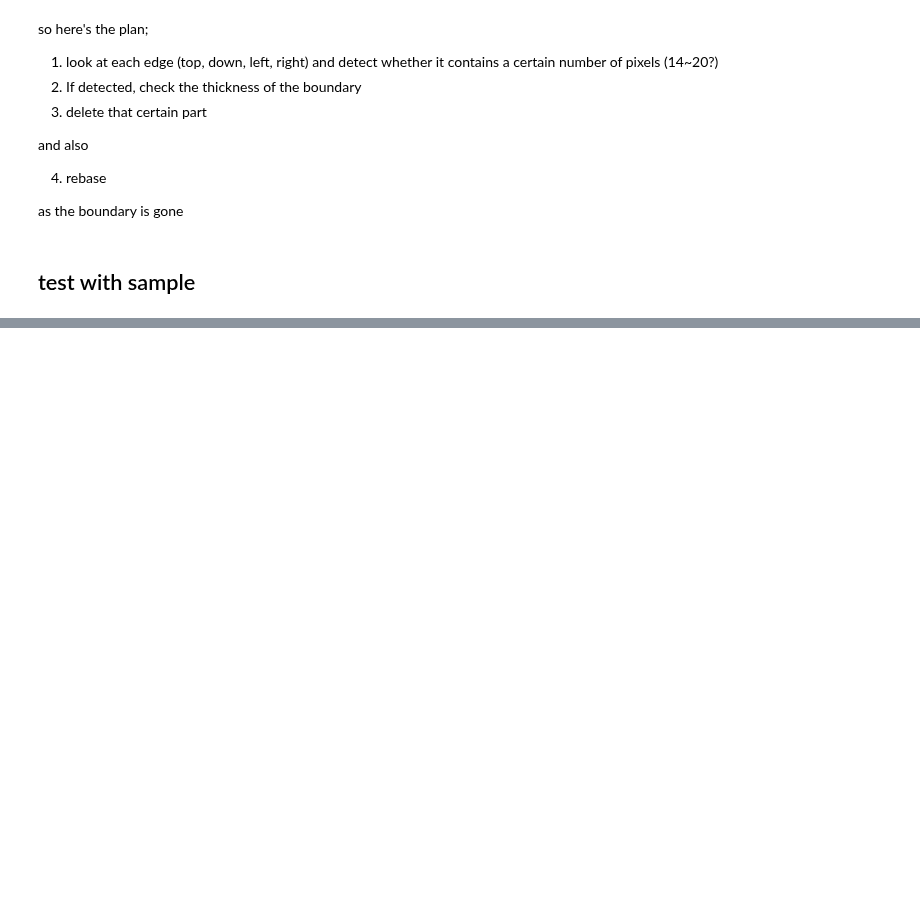
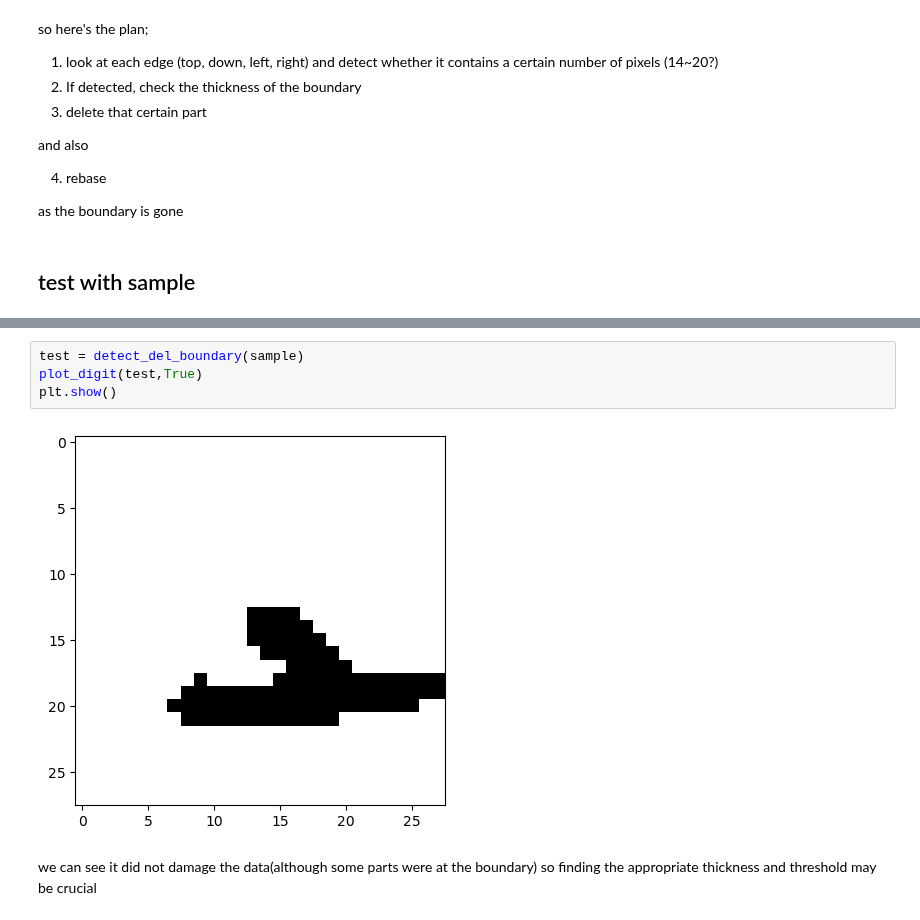
Before and after one commit to nonameR9077/MLproject_2023-2, a Jupyter notebook: preprocessing/npzBorderDel.ipynb, the cells around one changed output, grey strips where cells are left out. Saved outputs shown, nothing was run; the diff lists cells and outputs as text; blank space fills up the shorter version.

```diff
--- a/preprocessing/npzBorderDel.ipynb
+++ b/preprocessing/npzBorderDel.ipynb
@@ -134,0 +140,9 @@ plot_digit(curr_data_num_trVal_img[0])
+# %%
+test = detect_del_boundary(sample)
+plot_digit(test,True)
+plt.show()
+# %% [output]
+[figure, added]
+# %% [markdown]
+we can see it did not damage the data(although some parts were at the boundary)
+so finding the appropriate thickness and threshold may be crucial
```
Also changed, not shown: parts of 7 cells of this notebook, 1 other file.
